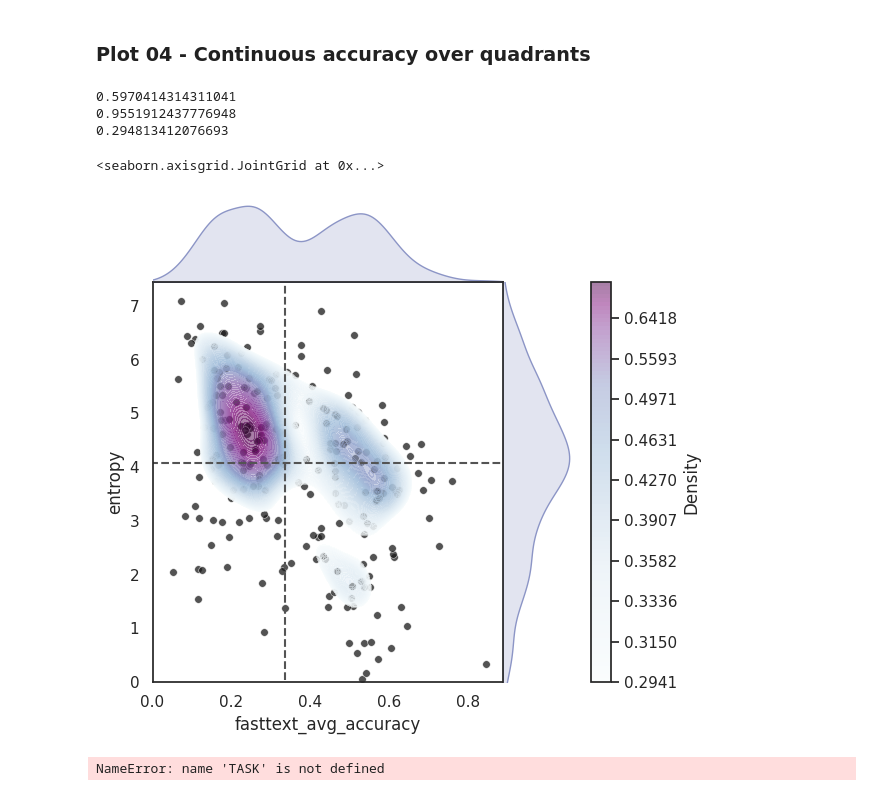
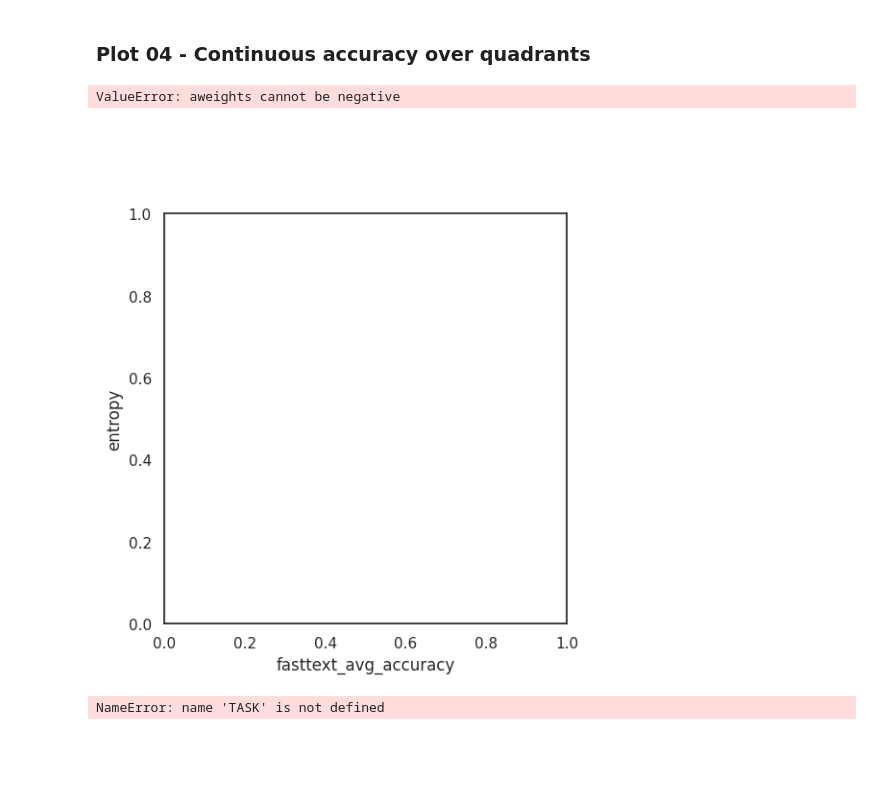
Before and after one commit to thefinnlab/isc_asynchrony_behavioral, a Jupyter notebook: code/notebooks/analysis02_ProcessNWPData.ipynb, the cells around one changed output. Drawn from its saved outputs; the diff is of its cells as text; code cells hidden in the pictures; blank space fills up the shorter version.

Commit message:
updated analysis scripts but ugly notebooks --> transferring all code from notebooks to scripts for plotting

```diff
--- a/code/notebooks/analysis02_ProcessNWPData.ipynb
+++ b/code/notebooks/analysis02_ProcessNWPData.ipynb
@@ -373,7 +393,7 @@ print (f'Loading the following models')
 print (f'MLM models: {MLM_MODELS}')
 print (f'CLM models: {CLM_MODELS}')
 
-ordered_accuracy = get_ordered_accuracy(df_human_models)
+ordered_accuracy = utils.get_ordered_accuracy(df_human_models)
 
 # now order the models and conditions for plotting
 human_conditions = ['audio', 'text']
@@ -388,19 +407,5 @@ NameError: name 'get_ordered_accuracy' is not defined
 # %% [markdown]
 ### Plot 01 - Binary accuracy
-# %%
-def plot_bar_results(df, x, y, hue, cmap, alpha=0.75, figsize=(6,5), order=None, add_points=True):
-
-    if figsize:
-        sns.set(style='white', rc={'figure.figsize': figsize})
-
-    ax = sns.barplot(data=df, x=x, y=y, hue=hue, palette=cmap, alpha=alpha, order=order)
-
-    if add_points:
-        ax = sns.stripplot(data=df, x=x, y=y,  hue=hue,  palette=cmap, size=4,
-            edgecolor='black', linewidth=0.25, dodge=True, alpha=0.3, ax=ax)
-
-    sns.despine()
-    return ax
 # %%
 fig, axes = plt.subplots(1,3, figsize=(15, 5))
 axes = axes.flatten()
@@ -767,17 +569,17 @@ def create_joint_density_plot(
 # %%
-task = 'wheretheressmoke'
+df_all_tasks = []
 
-model_quadrants = load_model_quadrant_info(models_dir, task=task, model_name='gpt2-xl')
+for task in task_list:
+    model_quadrants = utils.load_model_quadrant_info(preproc_dir, models_dir, task=task, model_name='gpt2-xl')
+    df_task = df_human_models[df_human_models['task'] == task]
 
-df_task = df_human_models[df_human_models['task'] == task]
+    df_all_tasks.append((df_task, model_quadrants))
 
-create_joint_density_plot(df_task, model_quadrants, word_model_name='fasttext', task=task, weight_type='human>model', bw_adjust=0.75)
+df_tasks, df_quadrants = [pd.concat(df).reset_index(drop=True) for df in zip(*df_all_tasks)]
+utils.create_joint_density_plot(df_tasks, df_quadrants, word_model_name='fasttext', weight_type='human>model', bw_adjust=1)
 # %% [output]
-0.5970414314311041
-0.9551912437776948
-0.294813412076693
+ValueError: aweights cannot be negative
-<seaborn.axisgrid.JointGrid at 0x...>
-[figure, old version]
+[figure, new version]
 # %%
 # FOR DIVIDING THE MODEL RESULTS INTO QUADRANTS
 ACCURACY_TYPE = f'{word_model_name}_avg_accuracy'
```
Also changed, not shown: parts of 7 cells of this notebook, 16 other files.
